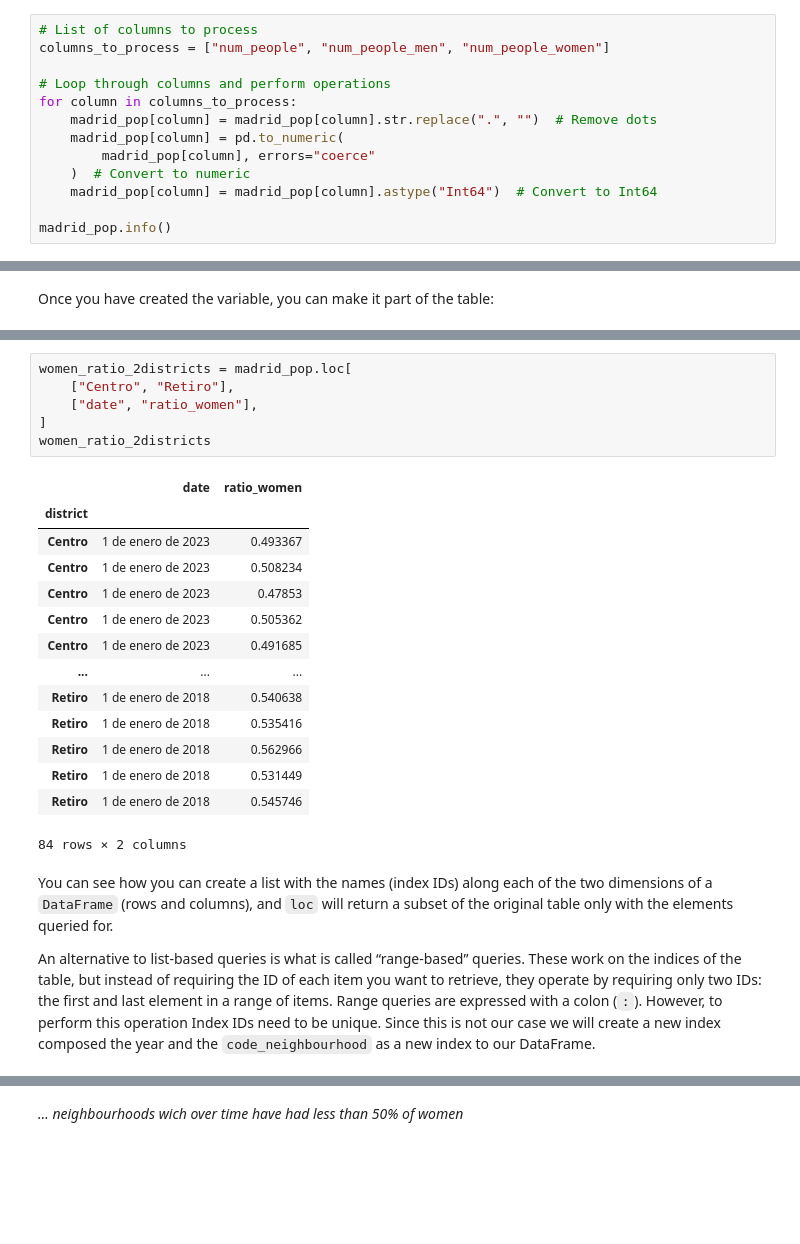
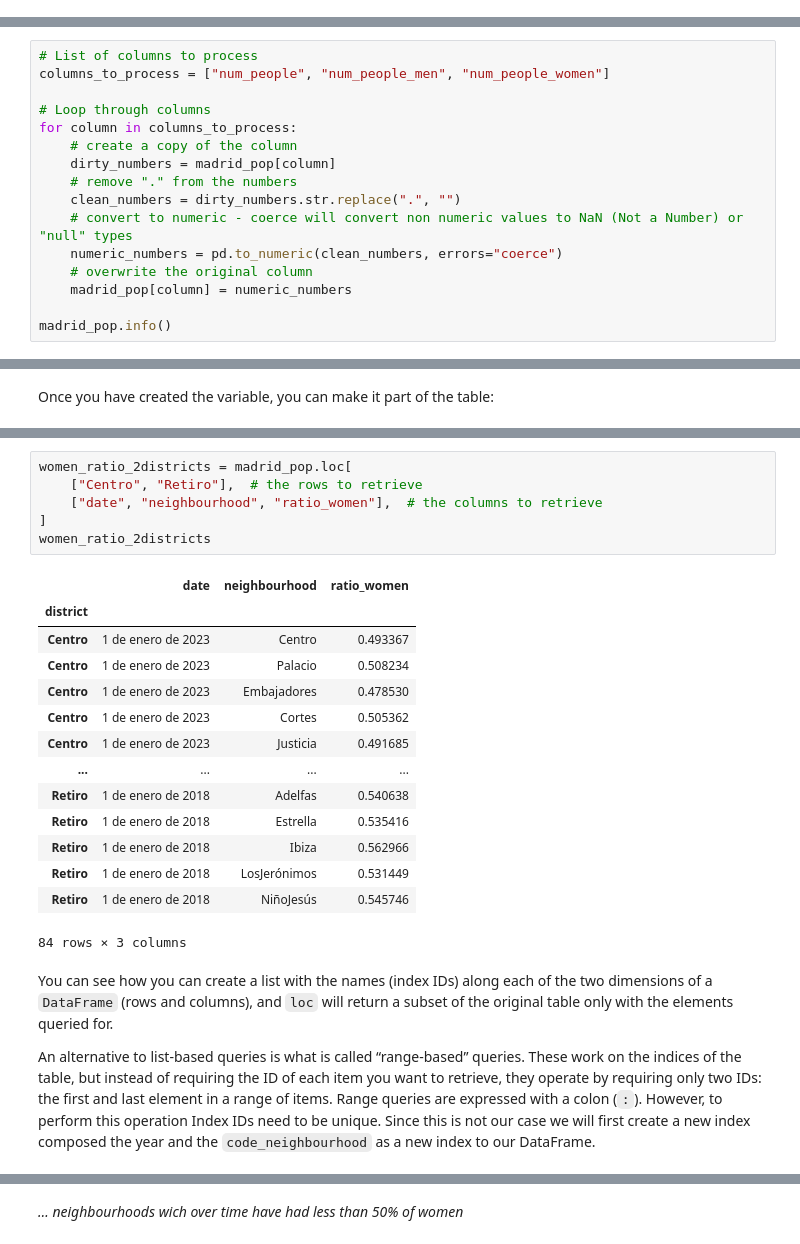
Before and after one commit to Norman-Foster-Institute/ua_2024, a Jupyter notebook: chapter_1/pandas.ipynb, the cells around one changed output, grey strips where cells are left out. Saved outputs shown, nothing was run; the diff lists cells and outputs as text; blank space fills up the shorter version.

```diff
--- a/chapter_1/pandas.ipynb
+++ b/chapter_1/pandas.ipynb
@@ -266,13 +219,0 @@ Intereger numbers can sometimes be used as category tags (like for the case of `
-# %%
-# List of columns to process
-columns_to_process = ["num_people", "num_people_men", "num_people_women"]
-
-# Loop through columns and perform operations
-for column in columns_to_process:
-    madrid_pop[column] = madrid_pop[column].str.replace(".", "")  # Remove dots
-    madrid_pop[column] = pd.to_numeric(
-        madrid_pop[column], errors="coerce"
-    )  # Convert to numeric
-    madrid_pop[column] = madrid_pop[column].astype("Int64")  # Convert to Int64
-
-madrid_pop.info()
@@ -299,0 +220,16 @@ Or of the _values_ of the table:
+# %%
+# List of columns to process
+columns_to_process = ["num_people", "num_people_men", "num_people_women"]
+
+# Loop through columns
+for column in columns_to_process:
+    # create a copy of the column
+    dirty_numbers = madrid_pop[column]
+    # remove "." from the numbers
+    clean_numbers = dirty_numbers.str.replace(".", "")
+    # convert to numeric - coerce will convert non numeric values to NaN (Not a Number) or "null" types
+    numeric_numbers = pd.to_numeric(clean_numbers, errors="coerce")
+    # overwrite the original column
+    madrid_pop[column] = numeric_numbers
+
+madrid_pop.info()
@@ -411,33 +363,26 @@ table, you use `loc` with lists:
 # %%
 women_ratio_2districts = madrid_pop.loc[
-    ["Centro", "Retiro"],
-    ["date", "ratio_women"],
+    ["Centro", "Retiro"],  # the rows to retrieve
+    ["date", "neighbourhood", "ratio_women"],  # the columns to retrieve
 ]
 women_ratio_2districts
 # %% [output]
-|  | date | ratio_women |
-| district |  |  |
-| Centro | 1 de enero de 2023 | 0.493367 |
-| Centro | 1 de enero de 2023 | 0.508234 |
-| Centro | 1 de enero de 2023 | 0.47853 |
-| Centro | 1 de enero de 2023 | 0.505362 |
-| Centro | 1 de enero de 2023 | 0.491685 |
-| ... | ... | ... |
-| Retiro | 1 de enero de 2018 | 0.540638 |
-| Retiro | 1 de enero de 2018 | 0.535416 |
-| Retiro | 1 de enero de 2018 | 0.562966 |
-| Retiro | 1 de enero de 2018 | 0.531449 |
-| Retiro | 1 de enero de 2018 | 0.545746 |
+|  | date | neighbourhood | ratio_women |
+| district |  |  |  |
+| Centro | 1 de enero de 2023 | Centro | 0.493367 |
+| Centro | 1 de enero de 2023 | Palacio | 0.508234 |
+| Centro | 1 de enero de 2023 | Embajadores | 0.478530 |
+| Centro | 1 de enero de 2023 | Cortes | 0.505362 |
+| Centro | 1 de enero de 2023 | Justicia | 0.491685 |
+| ... | ... | ... | ... |
+| Retiro | 1 de enero de 2018 | Adelfas | 0.540638 |
+| Retiro | 1 de enero de 2018 | Estrella | 0.535416 |
+| Retiro | 1 de enero de 2018 | Ibiza | 0.562966 |
+| Retiro | 1 de enero de 2018 | LosJerónimos | 0.531449 |
+| Retiro | 1 de enero de 2018 | NiñoJesús | 0.545746 |
-84 rows × 2 columns
+84 rows × 3 columns
 # %% [markdown]
-You can see how you can create a list with the names (index IDs) along
-each of the two dimensions of a `DataFrame` (rows and columns), and
-`loc` will return a subset of the original table only with the elements
-queried for.
+You can see how you can create a list with the names (index IDs) along each of the two dimensions of a `DataFrame` (rows and columns), and `loc` will return a subset of the original table only with the elements queried for.
 
-An alternative to list-based queries is what is called “range-based”
-queries. These work on the indices of the table, but instead of
-requiring the ID of each item you want to retrieve, they operate by
-requiring only two IDs: the first and last element in a range of items.
-Range queries are expressed with a colon (`:`). However, to perform this operation Index IDs need to be unique. Since this is not our case we will create a new index composed the year and the `code_neighbourhood` as a new index to our DataFrame.
+An alternative to list-based queries is what is called “range-based” queries. These work on the indices of the table, but instead of requiring the ID of each item you want to retrieve, they operate by requiring only two IDs: the first and last element in a range of items. Range queries are expressed with a colon (`:`). However, to perform this operation Index IDs need to be unique. Since this is not our case we will first create a new index composed the year and the `code_neighbourhood` as a new index to our DataFrame.
 # %%
```
Also changed, not shown: parts of 63 cells of this notebook, 9 other files.
